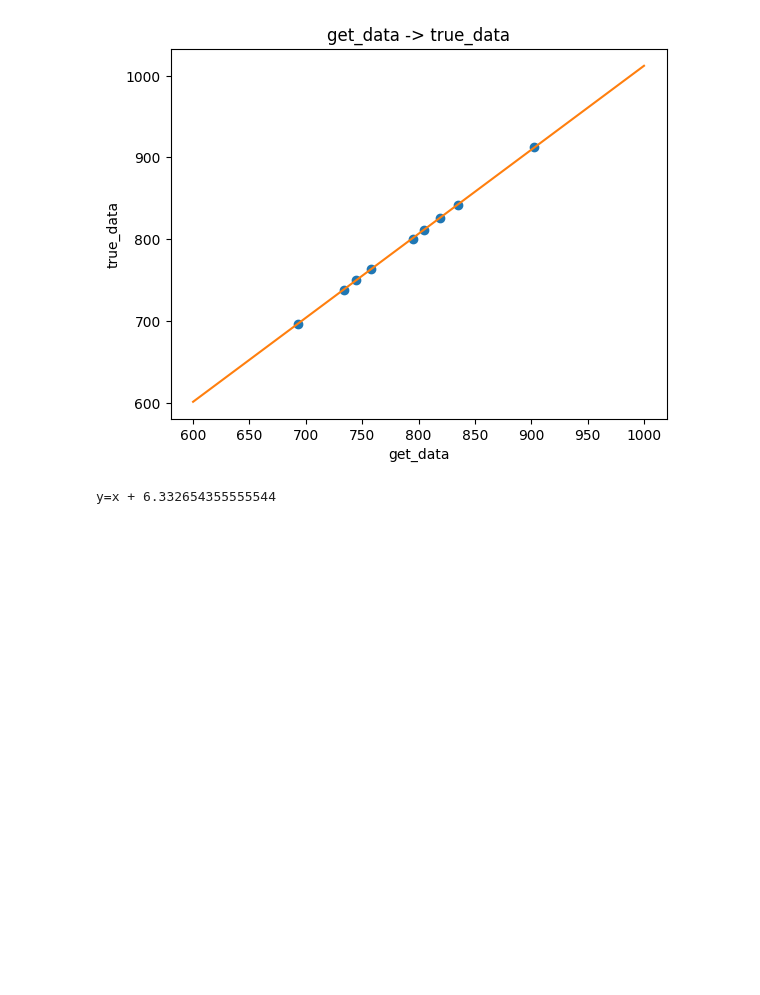
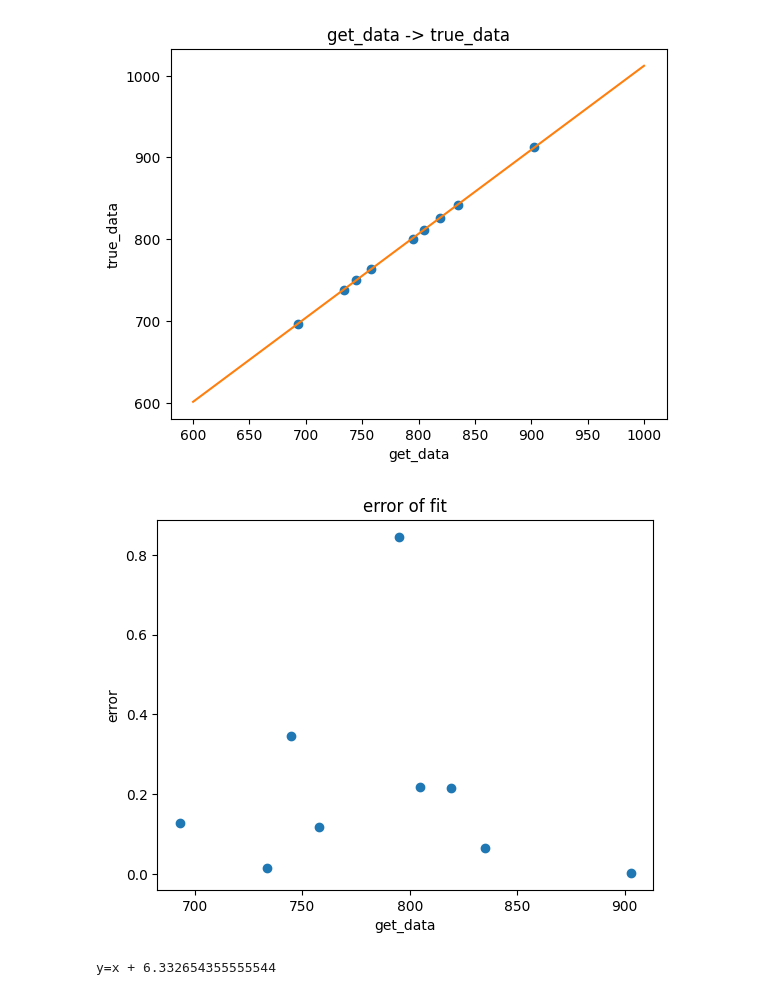
Before and after one commit to chiashi-lab/pl, a Jupyter notebook: notebook/002ccs200.ipynb, the cells around one changed output. Cells and saved outputs as stored; diff of their text form; code cells hidden in the pictures; blank space fills up the shorter version.

```diff
--- a/notebook/002ccs200.ipynb
+++ b/notebook/002ccs200.ipynb
@@ -180,6 +180,14 @@ plt.show()
 # %% [output]
 y=1.027356467861465x + -15.203576364522963
 [figure]
+# %%
+plt.plot(data[0][arhglamp_idx], np.abs(true_data - linearfunc(data[0][arhglamp_idx], keisuu[0], keisuu[1])), 'o')
+plt.title('error of fit')
+plt.xlabel('get_data')
+plt.ylabel('error')
+plt.show()
+# %% [output]
+[figure, added]
 # %%
 keisuu, _ = curve_fit(difffunc, data[0][arhglamp_idx], true_data)
 print(f"y=x + {keisuu[0]}")
```
Also changed, not shown: parts of 1 cell of this notebook, 1 other file.
